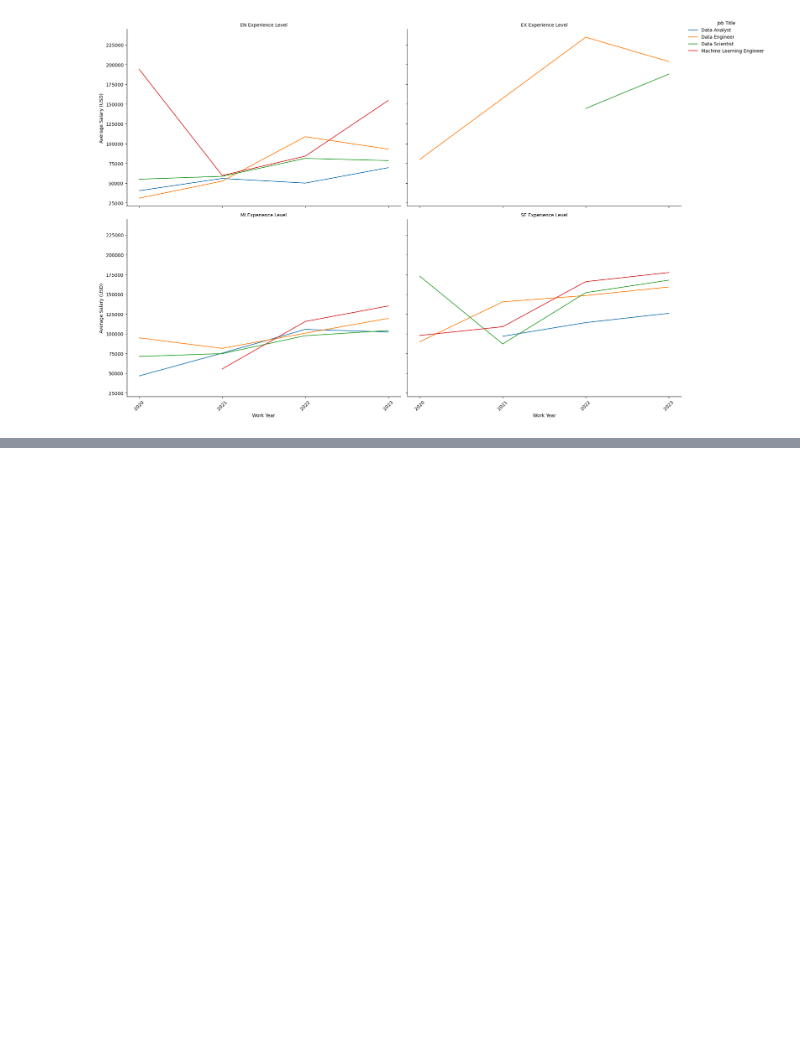
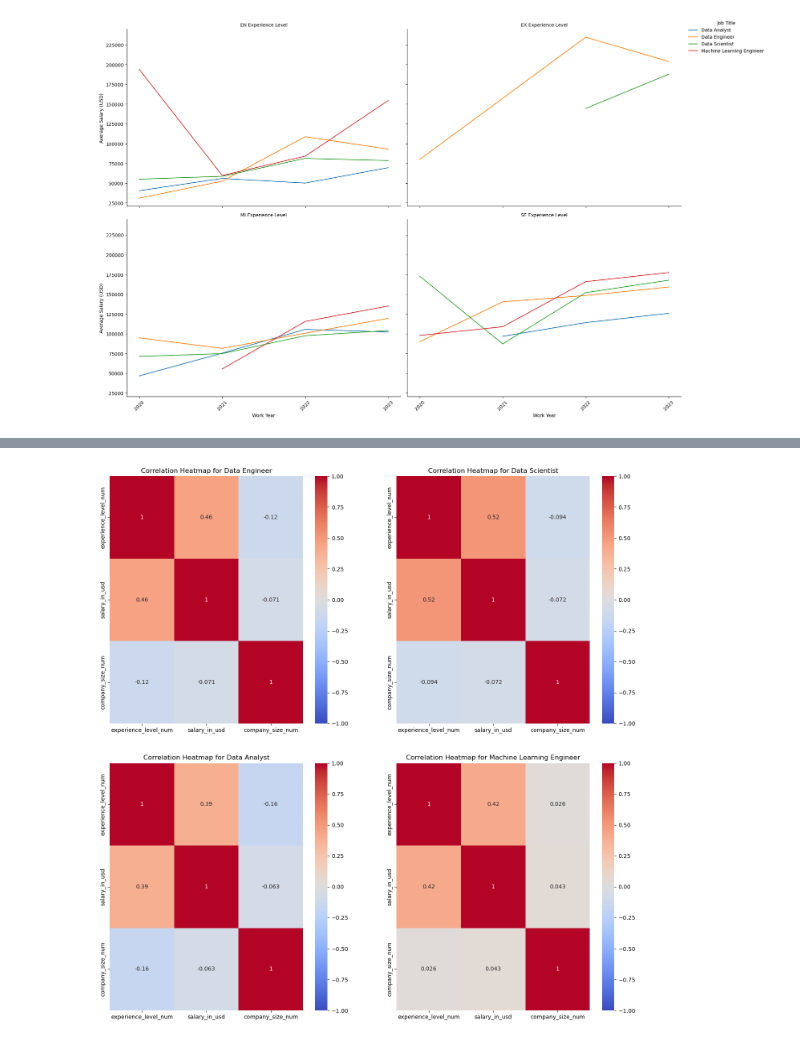
Before and after one commit to nico142857/public_datasets, a Jupyter notebook: data-science-salary-nice-looking-data-exploration.ipynb, the cells around one changed output, grey strips where cells are left out. Saved outputs shown, nothing was run; the diff lists cells and outputs as text; code cells hidden in the pictures; blank space fills up the shorter version.

```diff
--- a/data-science-salary-nice-looking-data-exploration.ipynb
+++ b/data-science-salary-nice-looking-data-exploration.ipynb
@@ -172,0 +184,28 @@ plt.show()
+# %%
+common_titles = ['Data Engineer', 'Data Scientist','Data Analyst','Machine Learning Engineer']
+
+# Map categorical variables to numerical representations
+experience_level_mapping = {'EN': 0, 'MI': 1, 'SE': 2, 'EX': 3}
+company_size_mapping = {'S': 0, 'M': 1, 'L': 2}
+
+fig, axes = plt.subplots(2, 2, figsize=(15, 15))
+fig.tight_layout(pad=5.0)  # Add padding between subplots for clarity
+
+for ax, title in zip(axes.ravel(), common_titles):
+    # Filter dataframe for the specific job title
+    filtered_df = df[df['job_title'] == title].copy()
+
+    # Convert the categorical variables to numerical representations using .loc
+    filtered_df.loc[:, 'experience_level_num'] = filtered_df['experience_level'].map(experience_level_mapping)
+    filtered_df.loc[:, 'company_size_num'] = filtered_df['company_size'].map(company_size_mapping)
+
+    # Compute the correlation matrix for the specific columns
+    correlation_matrix = filtered_df[['experience_level_num', 'salary_in_usd', 'company_size_num']].corr(method='spearman')
+
+    # Plot the heatmap in the corresponding subplot
+    sns.heatmap(correlation_matrix, annot=True, cmap='coolwarm', vmin=-1, vmax=1, ax=ax)
+    ax.set_title(f"Correlation Heatmap for {title}")
+
+plt.show()
+# %% [output]
+[figure, added]
```
Also changed, not shown: parts of 7 cells of this notebook.
